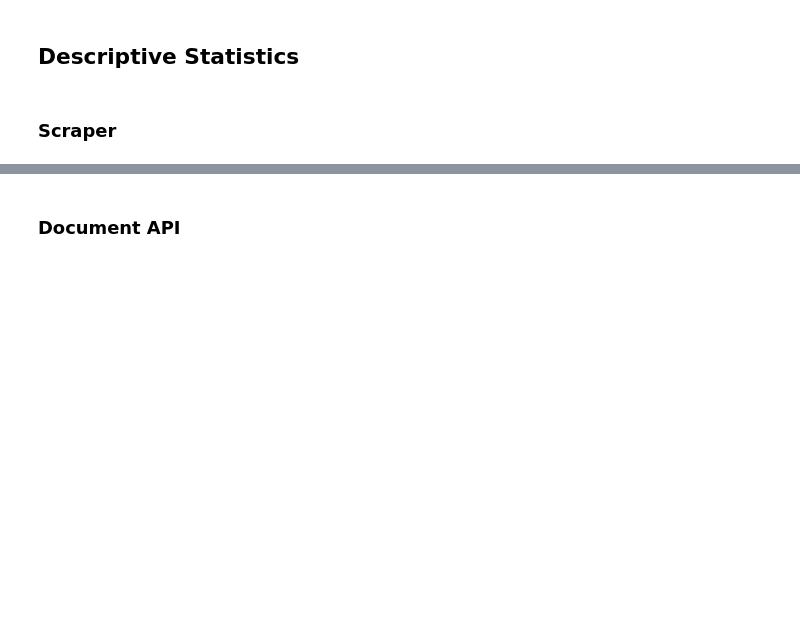
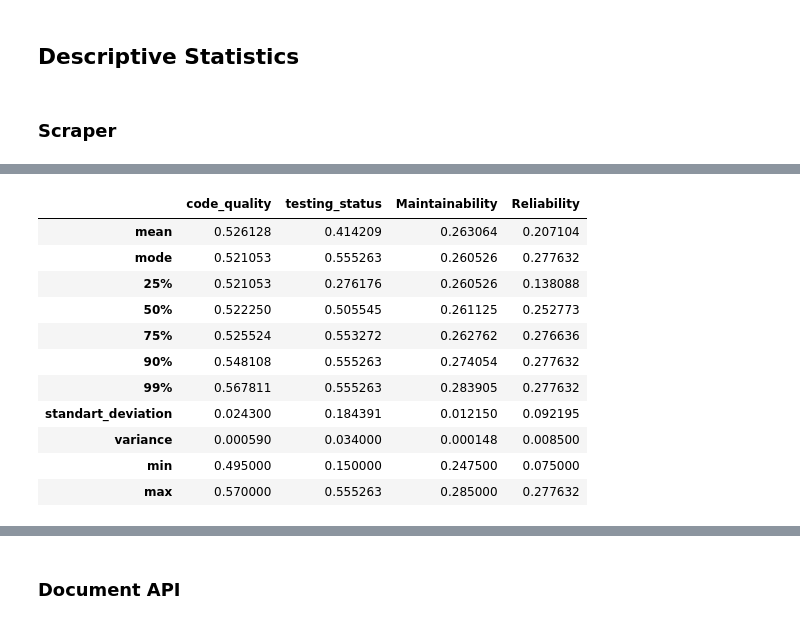
Before and after one commit to fga-eps-mds/2021.1-PCT-Docs, a Jupyter notebook: analytics-notebooks/analytics.ipynb, the cells around one changed output, grey strips where cells are left out. Saved outputs shown, nothing was run; the diff lists cells and outputs as text; code cells hidden in the pictures; blank space fills up the shorter version.

```diff
--- a/analytics-notebooks/analytics.ipynb
+++ b/analytics-notebooks/analytics.ipynb
@@ -320,3 +368,27 @@ frontend_metrics = create_metrics_df(frontend_df)
+# %%
+def create_descriptive_with_code_and_maintain_df(df):
+    code_quality_df = df['code_quality']
+    testing_status_df = df['testing_status']
+    maintainability_df = df['maintainability']
+    reliability_df = df['Reliability']
+
+    descriptive_df = pd.DataFrame(
+                columns=['code_quality', 'testing_status', 'Maintainability', 'Reliability'])
+
+    descriptive_df.loc['mean'] = [code_quality_df.mean(), testing_status_df.mean(), maintainability_df.mean(), reliability_df.mean()]
+    descriptive_df.loc['mode'] = [code_quality_df.mode().max(), testing_status_df.mode().max(), maintainability_df.mode().max(), reliability_df.mode().max()]
+    descriptive_df.loc['25%'] = [code_quality_df.quantile(0.25), testing_status_df.quantile(0.25), maintainability_df.quantile(0.25), reliability_df.quantile(0.25)]
+    descriptive_df.loc['50%'] = [code_quality_df.quantile(0.50), testing_status_df.quantile(0.50), maintainability_df.quantile(0.50), reliability_df.quantile(0.50)]
+    descriptive_df.loc['75%'] = [code_quality_df.quantile(0.75), testing_status_df.quantile(0.75), maintainability_df.quantile(0.75), reliability_df.quantile(0.75)]
+    descriptive_df.loc['90%'] = [code_quality_df.quantile(0.90), testing_status_df.quantile(0.90), maintainability_df.quantile(0.90), reliability_df.quantile(0.90)]
+    descriptive_df.loc['99%'] = [code_quality_df.quantile(0.99), testing_status_df.quantile(0.99), maintainability_df.quantile(0.99), reliability_df.quantile(0.99)]
+    descriptive_df.loc['standart_deviation'] = [code_quality_df.std(), testing_status_df.std(), maintainability_df.std(), reliability_df.std()]
+    descriptive_df.loc['variance'] = [code_quality_df.var(), testing_status_df.var(), maintainability_df.var(), reliability_df.var()]
+    descriptive_df.loc['min'] = [code_quality_df.min(), testing_status_df.min(), maintainability_df.min(), reliability_df.min()]
+    descriptive_df.loc['max'] = [code_quality_df.max(), testing_status_df.max(), maintainability_df.max(), reliability_df.max()]
+
+
+    return descriptive_df
 # %% [markdown]
 ### Scraper
 # %%
@@ -424,3 +522,25 @@ scraper_metrics
+# %%
+scraper_metrics_df = scraper_metrics
+
+scraper_metrics_df['maintainability'] = scraper_metrics_df['code_quality'] * pc1
+scraper_metrics_df['Reliability'] = scraper_metrics_df['testing_status'] * pc2
+
+scraper_descriptive_df = create_descriptive_with_code_and_maintain_df(scraper_metrics_df)
+# %%
+scraper_descriptive_df
+# %% [output]
+|  | code_quality | testing_status | Maintainability | Reliability |
+| mean | 0.526128 | 0.414209 | 0.263064 | 0.207104 |
+| mode | 0.521053 | 0.555263 | 0.260526 | 0.277632 |
+| 25% | 0.521053 | 0.276176 | 0.260526 | 0.138088 |
+| 50% | 0.522250 | 0.505545 | 0.261125 | 0.252773 |
+| 75% | 0.525524 | 0.553272 | 0.262762 | 0.276636 |
+| 90% | 0.548108 | 0.555263 | 0.274054 | 0.277632 |
+| 99% | 0.567811 | 0.555263 | 0.283905 | 0.277632 |
+| standart_deviation | 0.024300 | 0.184391 | 0.012150 | 0.092195 |
+| variance | 0.000590 | 0.034000 | 0.000148 | 0.008500 |
+| min | 0.495000 | 0.150000 | 0.247500 | 0.075000 |
+| max | 0.570000 | 0.555263 | 0.285000 | 0.277632 |
 # %%
 fig = plt.figure(figsize=(20, 10))
 
```
Also changed, not shown: parts of 51 cells of this notebook, 2 other files.
